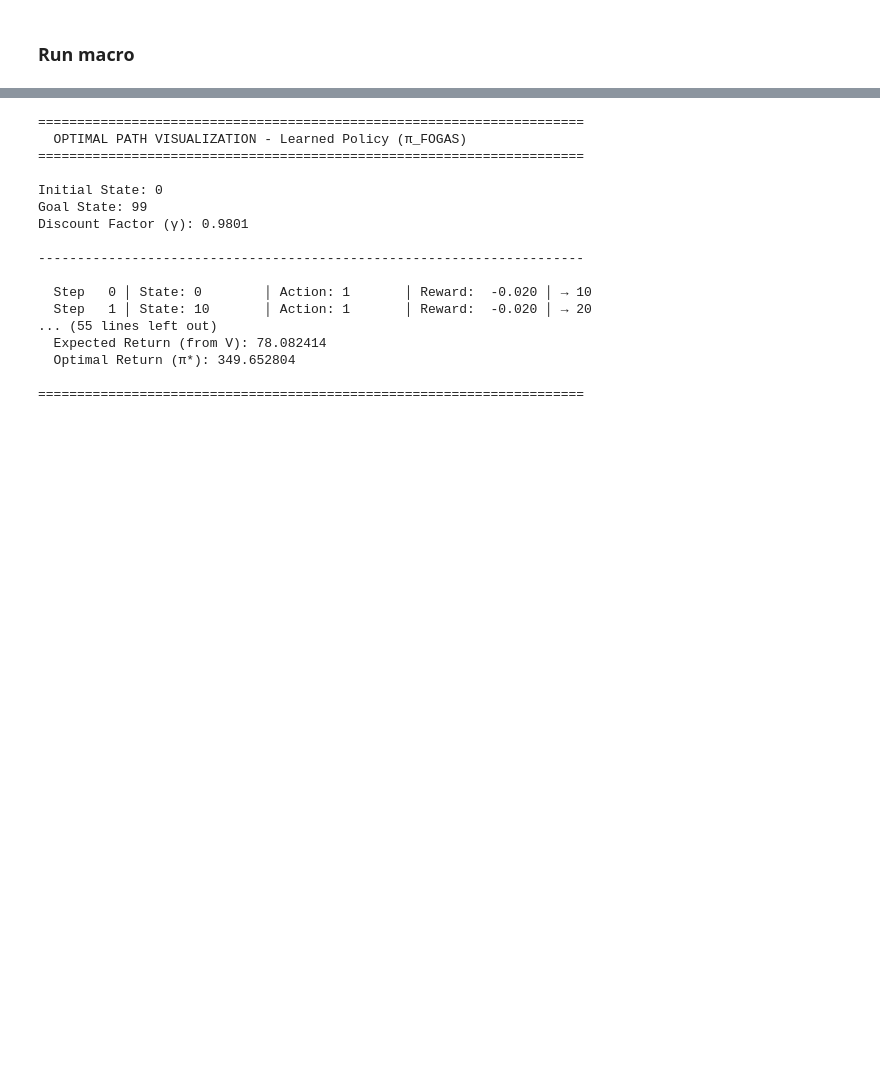
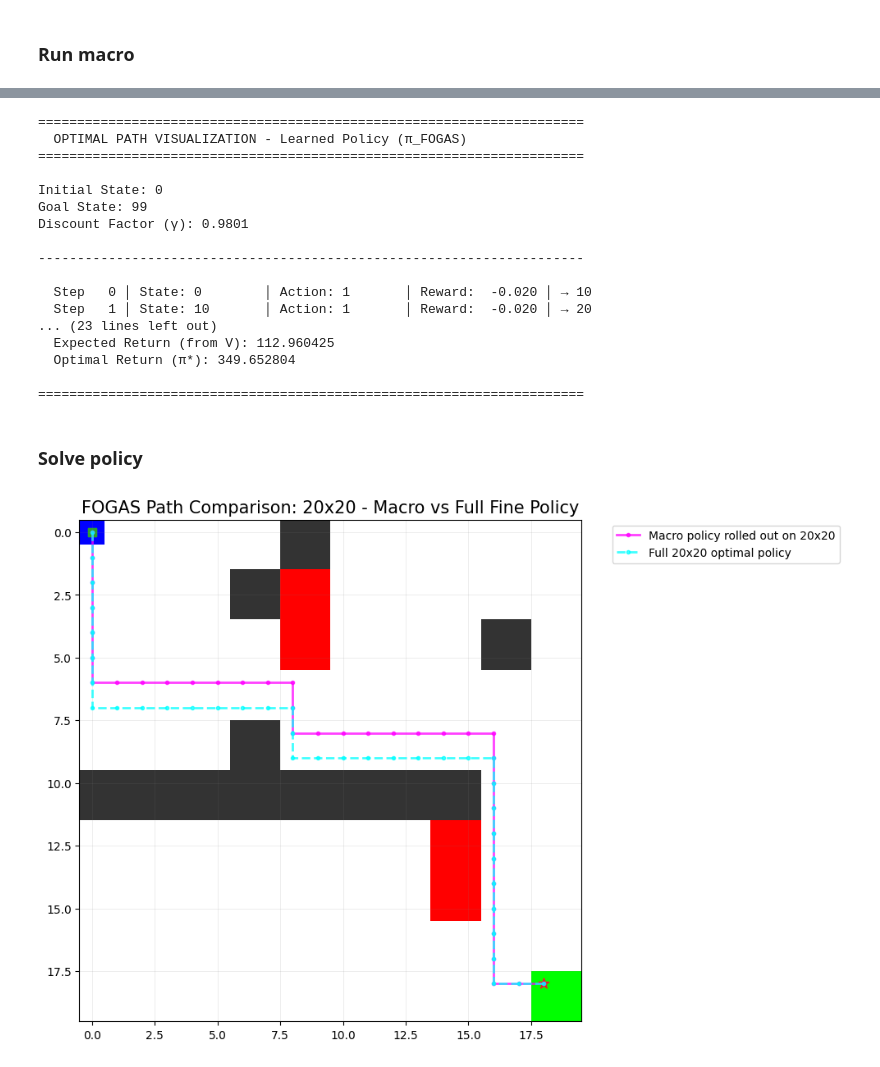
Before and after one commit to maaurod/FOGAS, a Jupyter notebook: testing_vectorized/20grid_diff.ipynb, the cells around one changed output, grey strips where cells are left out. Cells and saved outputs as stored; diff of their text form; code cells hidden in the pictures; blank space fills up the shorter version.

```diff
--- a/testing_vectorized/20grid_diff.ipynb
+++ b/testing_vectorized/20grid_diff.ipynb
@@ -1302,7 +1302,7 @@ solver_macro_4a.run(
     eta=0.00002,
     rho=0.5,
     tqdm_print=True,
-    T=25000
+    T=12000
 )
 
 evaluator_macro_4a.print_optimal_path(goal_state=mdp_data_macro_base["goal"])
@@ -1319,8 +1319,18 @@ Discount Factor (γ): 0.9801
 
   Step   0 │ State: 0        │ Action: 1       │ Reward:  -0.020 │ → 10
   Step   1 │ State: 10       │ Action: 1       │ Reward:  -0.020 │ → 20
-... (55 lines left out)
-  Expected Return (from V): 78.082414
+... (23 lines left out)
+  Expected Return (from V): 112.960425
   Optimal Return (π*): 349.652804
 
 ======================================================================
+# %% [markdown]
+### Solve policy
+# %%
+def fine_to_coarse_state(x_fine, fine_size=20, coarse_size=10, factor=2):
+    """
+    Map a fine-grid state index to its coarse-grid cell.
+    """
+    r_f, c_f = divmod(int(x_fine), fine_size)
+    r_c, c_c = r_f // factor, c_f // factor
+    return int(r_c * coarse_size + c_c)
@@ -1326,0 +1409,36 @@ Discount Factor (γ): 0.9801
+# %%
+grid_20_goal = scale_grid_goal_block(grid_10, factor=2)
+mdp_data_20_goal = generate_mdp_regular_grid(grid_20_goal)
+
+# Initialize the solver
+mdp_20_goal = PolicySolver(
+    states=states_20,
+    actions=actions_20,
+    phi=phi_20_fixed,
+    reward_fn=mdp_data_20_goal["reward_fn"],
+    gamma=mdp_data_20_goal["gamma"],
+    x0=mdp_data_20_goal["start"],
+    P=mdp_data_20_goal["P"],
+)
+# %%
+macro_rollout_20 = rollout_macro_policy_on_fine_mdp(
+    pi_macro=mdp_macro_4a.pi_star,
+    mdp_fine=mdp_20_goal,
+    mdp_data_fine=mdp_data_20_goal,
+    fine_to_coarse_state_fn=fine_to_coarse_state,
+    max_macro_steps=100,
+    deterministic=True,
+)
+
+macro_path_20 = [divmod(s, size_20) for s in macro_rollout_20["path"]]
+
+optimal_path_20 = compute_optimal_path(mdp_20_goal, mdp_data_20_goal, size=size_20)
+
+plot_agent_paths_with_labels(
+    grid_20_goal,
+    paths=[macro_path_20, optimal_path_20],
+    labels=["Macro policy rolled out on 20x20", "Full 20x20 optimal policy"],
+    title_suffix="- Macro vs Full Fine Policy"
+)
+# %% [output]
+[figure, added]
```
Also changed, not shown: parts of 6 cells of this notebook, 1 other file.
